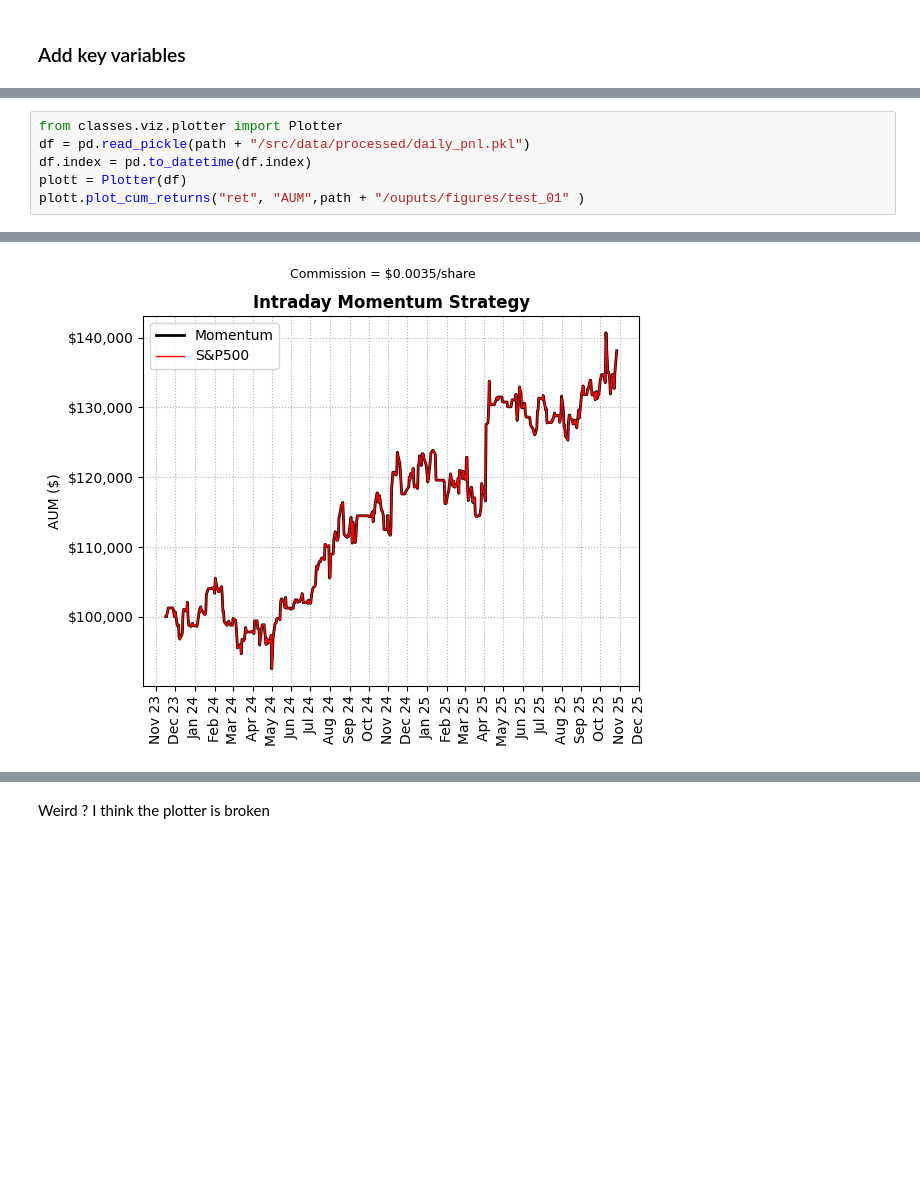
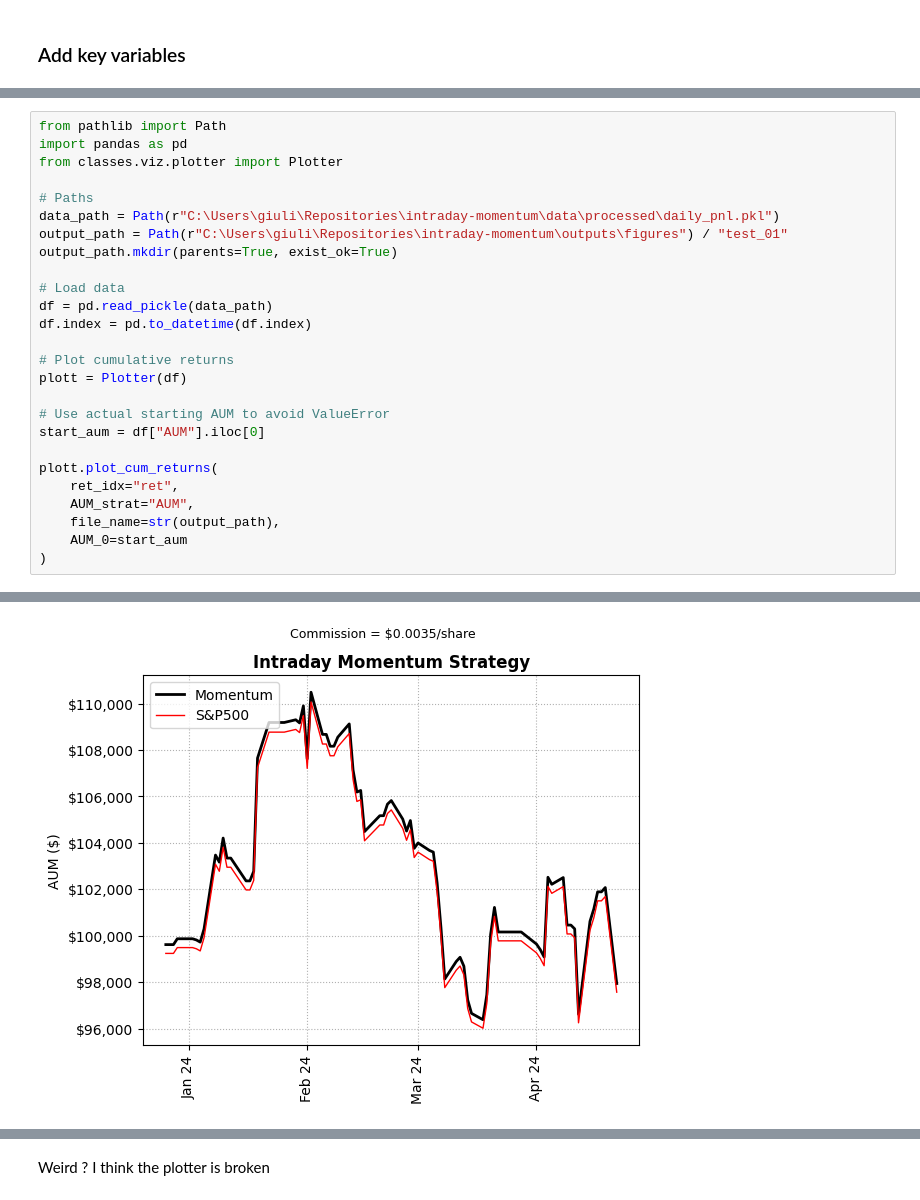
Before and after one commit to blackswan-quants/intraday-momentum, a Jupyter notebook: notebooks/replicating.ipynb, the cells around one changed output, grey strips where cells are left out. Cells and saved outputs as stored; diff of their text form; blank space fills up the shorter version.

```diff
--- a/notebooks/replicating.ipynb
+++ b/notebooks/replicating.ipynb
@@ -265,7 +272,27 @@ trade_log_df, daily_pnl_df, equity_curve_df = engine.run_backtest(asdict(default
 # %%
+from pathlib import Path
+import pandas as pd
 from classes.viz.plotter import Plotter
-df = pd.read_pickle(path + "/src/data/processed/daily_pnl.pkl")
+
+# Paths
+data_path = Path(r"C:\Users\giuli\Repositories\intraday-momentum\data\processed\daily_pnl.pkl")
+output_path = Path(r"C:\Users\giuli\Repositories\intraday-momentum\outputs\figures") / "test_01"
+output_path.mkdir(parents=True, exist_ok=True)
+
+# Load data
+df = pd.read_pickle(data_path)
 df.index = pd.to_datetime(df.index)
+
+# Plot cumulative returns
 plott = Plotter(df)
-plott.plot_cum_returns("ret", "AUM",path + "/ouputs/figures/test_01" )
+
+# Use actual starting AUM to avoid ValueError
+start_aum = df["AUM"].iloc[0]
+
+plott.plot_cum_returns(
+    ret_idx="ret",
+    AUM_strat="AUM",
+    file_name=str(output_path),
+    AUM_0=start_aum
+)
 # %% [output]
@@ -275 +302 @@ plott.plot_cum_returns("ret", "AUM",path + "/ouputs/figures/test_01" )
-[figure, old version]
+[figure, new version]
```
Also changed, not shown: parts of 19 cells of this notebook, 28 other files.
